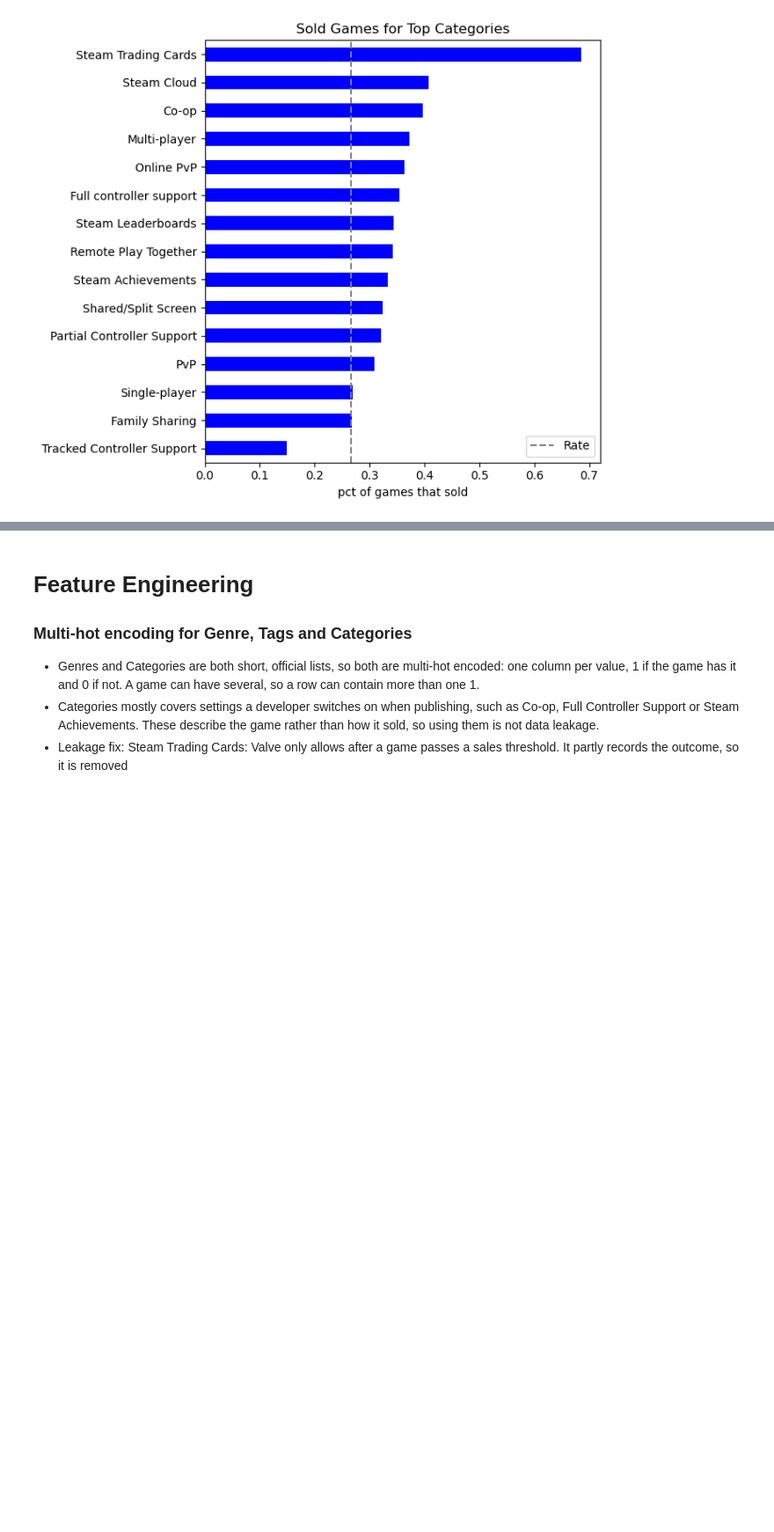
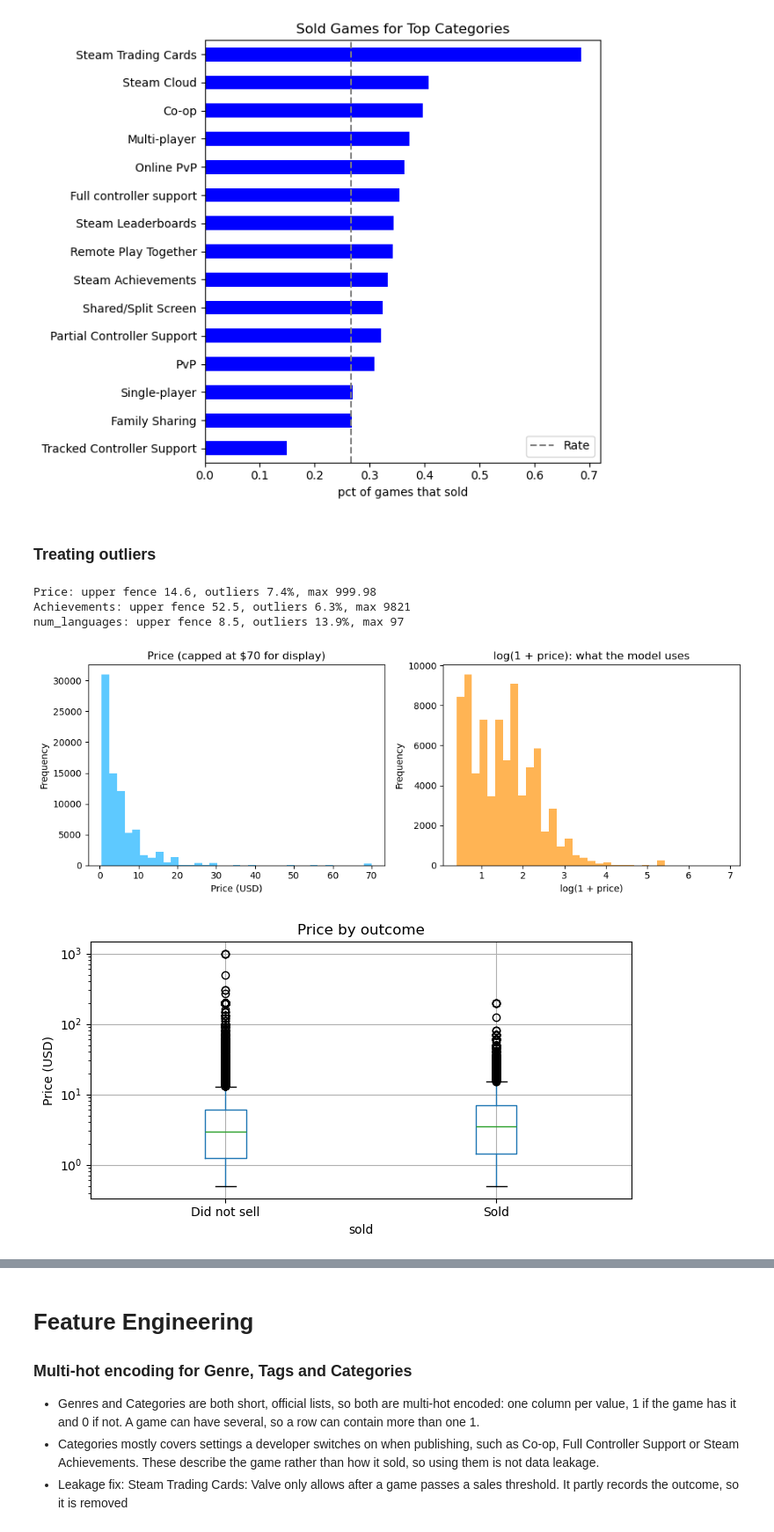
Before and after one commit to EdK28/capstone-v1, a Jupyter notebook: steambank_v.ipynb, the cells around one changed output, grey strips where cells are left out. Shown at 88% size. Cells and saved outputs as stored; diff of their text form; code cells hidden in the pictures; blank space fills up the shorter version.

```diff
--- a/steambank_v.ipynb
+++ b/steambank_v.ipynb
@@ -183,3 +275,37 @@ plt.tight_layout()
 plt.show()
 # %% [output]
 [figure]
+# %% [markdown]
+### Treating outliers
+# %%
+# Outliers using the 1.5 x IQR rule
+for column in ['Price', 'Achievements', 'num_languages']:
+    q1, q3 = paid_game[column].quantile([0.25, 0.75])
+    upper = q3 + 1.5 * (q3 - q1)
+    print(f'{column}: upper fence {upper:.1f}, outliers {(paid_game[column] > upper).mean():.1%}, max {paid_game[column].max()}')
+
+fig, axes = plt.subplots(1, 2, figsize=(11, 4))
+paid_game['Price'].clip(upper=70).plot(kind='hist', bins=35, ax=axes[0], color='#5ec9ff')
+axes[0].set_title('Price (capped at $70 for display)')
+axes[0].set_xlabel('Price (USD)')
+np.log1p(paid_game['Price']).plot(kind='hist', bins=35, ax=axes[1], color='#ffb454')
+axes[1].set_title('log(1 + price): what the model uses')
+axes[1].set_xlabel('log(1 + price)')
+plt.tight_layout()
+plt.show()
+
+fig, ax = plt.subplots(figsize=(7, 4))
+paid_game.boxplot(column='Price', by='sold', ax=ax)
+ax.set_yscale('log')
+ax.set_xticklabels(['Did not sell', 'Sold'])
+ax.set_title('Price by outcome')
+ax.set_ylabel('Price (USD)')
+plt.suptitle('')
+plt.tight_layout()
+plt.show()
+# %% [output]
+Price: upper fence 14.6, outliers 7.4%, max 999.98
+Achievements: upper fence 52.5, outliers 6.3%, max 9821
+num_languages: upper fence 8.5, outliers 13.9%, max 97
+[figure, added]
+[figure, added]
```
Also changed, not shown: parts of 23 cells of this notebook.
